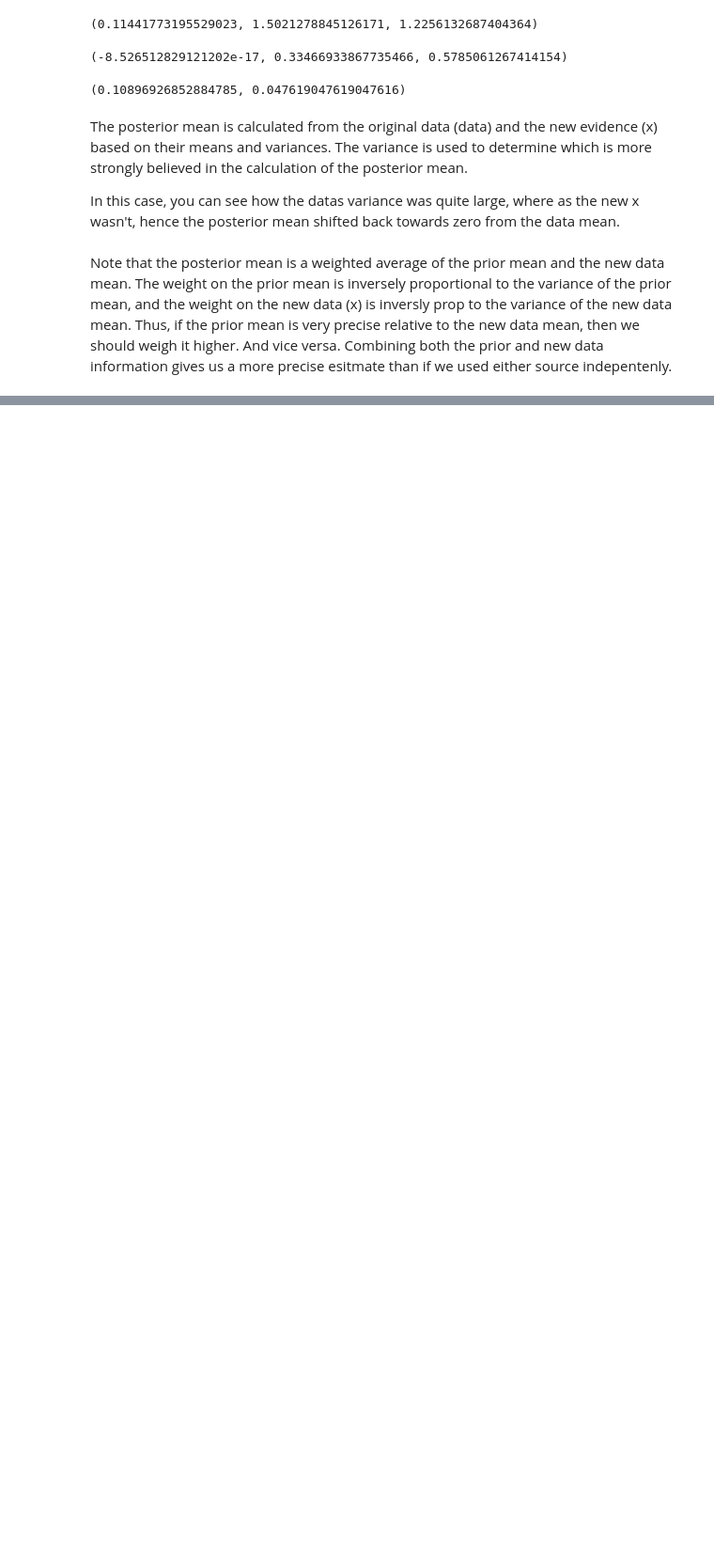
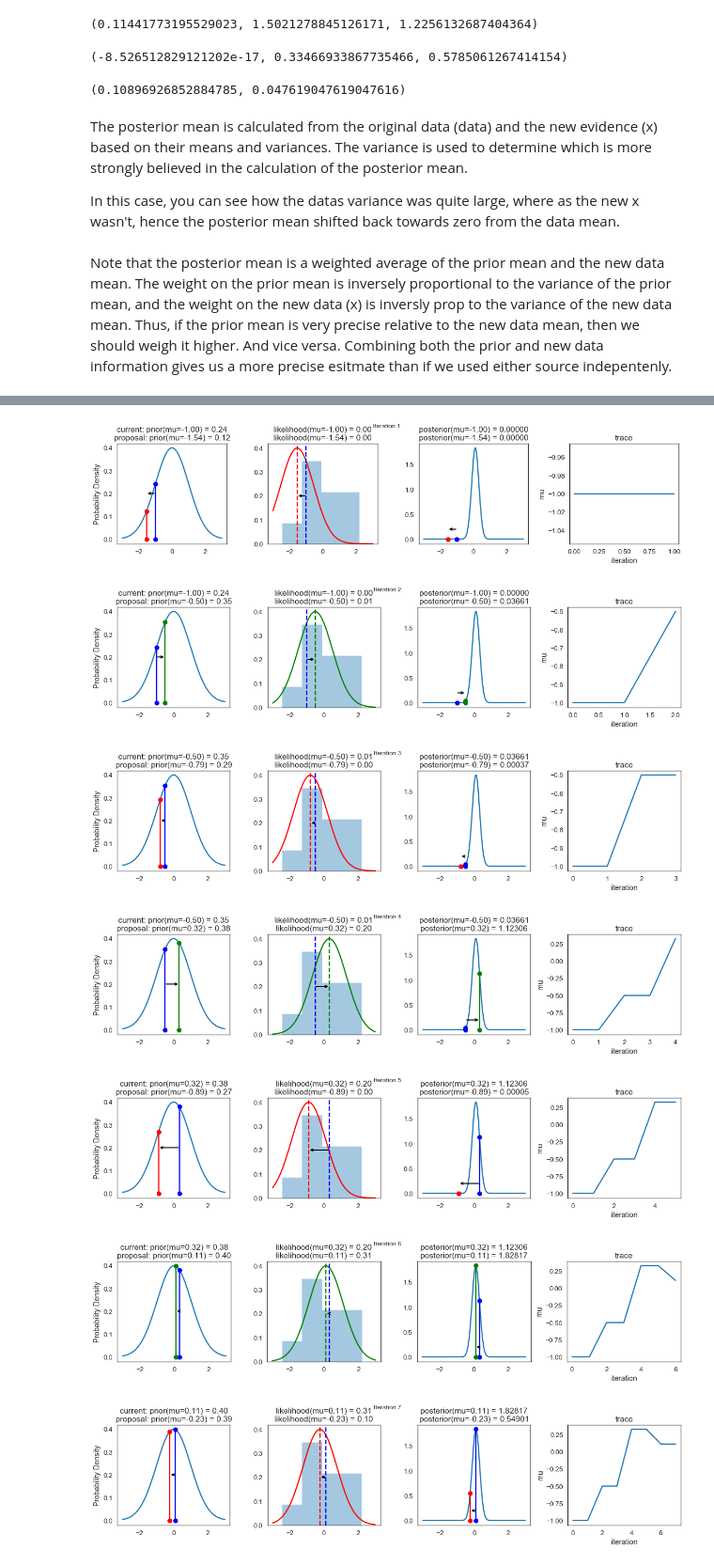
Before and after one commit to scottclay/Statistics, a Jupyter notebook: mcmc_sampling.ipynb, the cells around one changed output, grey strips where cells are left out. Shown at 94% size. Cells and saved outputs as stored; diff of their text form; code cells hidden in the pictures; blank space fills up the shorter version.

```diff
--- a/mcmc_sampling.ipynb
+++ b/mcmc_sampling.ipynb
@@ -71,0 +89,35 @@ Note that the posterior mean is a weighted average of the prior mean and the new
+# %%
+def sampler(data, samples=4, mu_init=.5, proposal_width=.5, plot=False, mu_prior_mu=0, mu_prior_sd=1.):
+    mu_current = mu_init
+    posterior = [mu_current]
+    for i in range(samples):
+        # suggest new position
+        mu_proposal = norm(mu_current, proposal_width).rvs()
+
+        # Compute likelihood by multiplying probabilities of each data point
+        likelihood_current = norm(mu_current, 1).pdf(data).prod()
+        likelihood_proposal = norm(mu_proposal, 1).pdf(data).prod()
+
+        # Compute prior probability of current and proposed mu
+        prior_current = norm(mu_prior_mu, mu_prior_sd).pdf(mu_current)
+        prior_proposal = norm(mu_prior_mu, mu_prior_sd).pdf(mu_proposal)
+
+        p_current = likelihood_current * prior_current
+        p_proposal = likelihood_proposal * prior_proposal
+
+        # Accept proposal?
+        p_accept = p_proposal / p_current
+
+        # Usually would include prior probability, which we neglect here for simplicity
+        accept = np.random.rand() < p_accept
+
+        if plot:
+            plot_proposal(mu_current, mu_proposal, mu_prior_mu, mu_prior_sd, data, accept, posterior, i)
+
+        if accept:
+            # Update position
+            mu_current = mu_proposal
+
+        posterior.append(mu_current)
+
+    return posterior
@@ -71,0 +178,11 @@ Note that the posterior mean is a weighted average of the prior mean and the new
+# %%
+np.random.seed(123)
+sampler(data, samples=8, mu_init=-1., plot=True);
+# %% [output]
+[figure, added]
+[figure, added]
+[figure, added]
+[figure, added]
+[figure, added]
+[figure, added]
+[figure, added]
```
Also changed, not shown: parts of 7 cells of this notebook.
